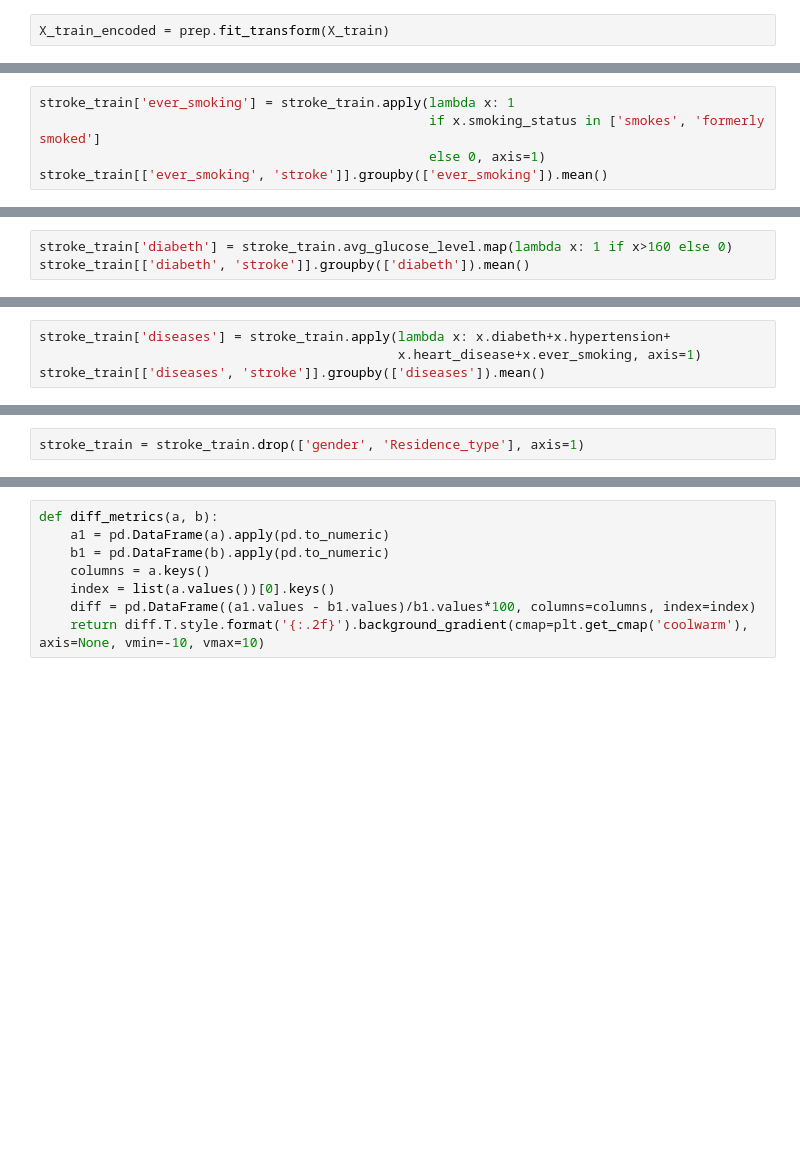
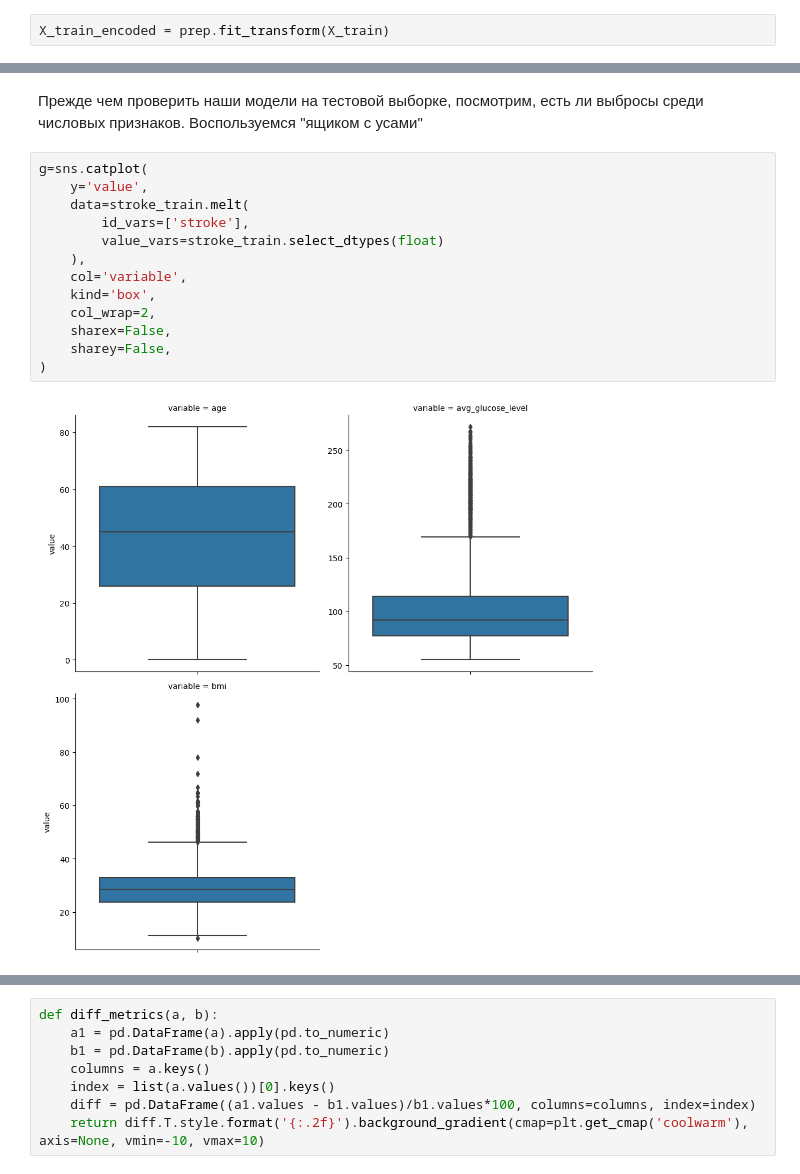
Before and after one commit to d-vitkovskiy/kaggle-projects, a Jupyter notebook: 1_brain_stroke/brain_stroke.ipynb, the cells around one changed output, grey strips where cells are left out. Drawn from its saved outputs; the diff is of its cells as text; blank space fills up the shorter version.

```diff
--- a/1_brain_stroke/brain_stroke.ipynb
+++ b/1_brain_stroke/brain_stroke.ipynb
@@ -490,5 +398,0 @@ stroke_train[['age_category', 'stroke']].groupby(['age_category']).mean()
-# %%
-stroke_train['ever_smoking'] = stroke_train.apply(lambda x: 1
-                                                  if x.smoking_status in ['smokes', 'formerly smoked']
-                                                  else 0, axis=1)
-stroke_train[['ever_smoking', 'stroke']].groupby(['ever_smoking']).mean()
@@ -502,3 +398,0 @@ stroke_train[['ever_smoking', 'stroke']].groupby(['ever_smoking']).mean()
-# %%
-stroke_train['diabeth'] = stroke_train.avg_glucose_level.map(lambda x: 1 if x>160 else 0)
-stroke_train[['diabeth', 'stroke']].groupby(['diabeth']).mean()
@@ -532,4 +398,0 @@ stroke_train[['heart_disease', 'stroke']].groupby(['heart_disease']).mean()
-# %%
-stroke_train['diseases'] = stroke_train.apply(lambda x: x.diabeth+x.hypertension+
-                                              x.heart_disease+x.ever_smoking, axis=1)
-stroke_train[['diseases', 'stroke']].groupby(['diseases']).mean()
@@ -602,2 +398,0 @@ Name: stroke, dtype: float64
-# %%
-stroke_train = stroke_train.drop(['gender', 'Residence_type'], axis=1)
@@ -1377,0 +472,17 @@ for clf in (
+# %% [markdown]
+Прежде чем проверить наши модели на тестовой выборке, посмотрим, есть ли выбросы среди числовых признаков. Воспользуемся "ящиком с усами"
+# %%
+g=sns.catplot(
+    y='value',
+    data=stroke_train.melt(
+        id_vars=['stroke'],
+        value_vars=stroke_train.select_dtypes(float)
+    ),
+    col='variable',
+    kind='box',
+    col_wrap=2,
+    sharex=False,
+    sharey=False,
+)
+# %% [output]
+[figure, added]
```
Also changed, not shown: parts of 409 cells of this notebook.
